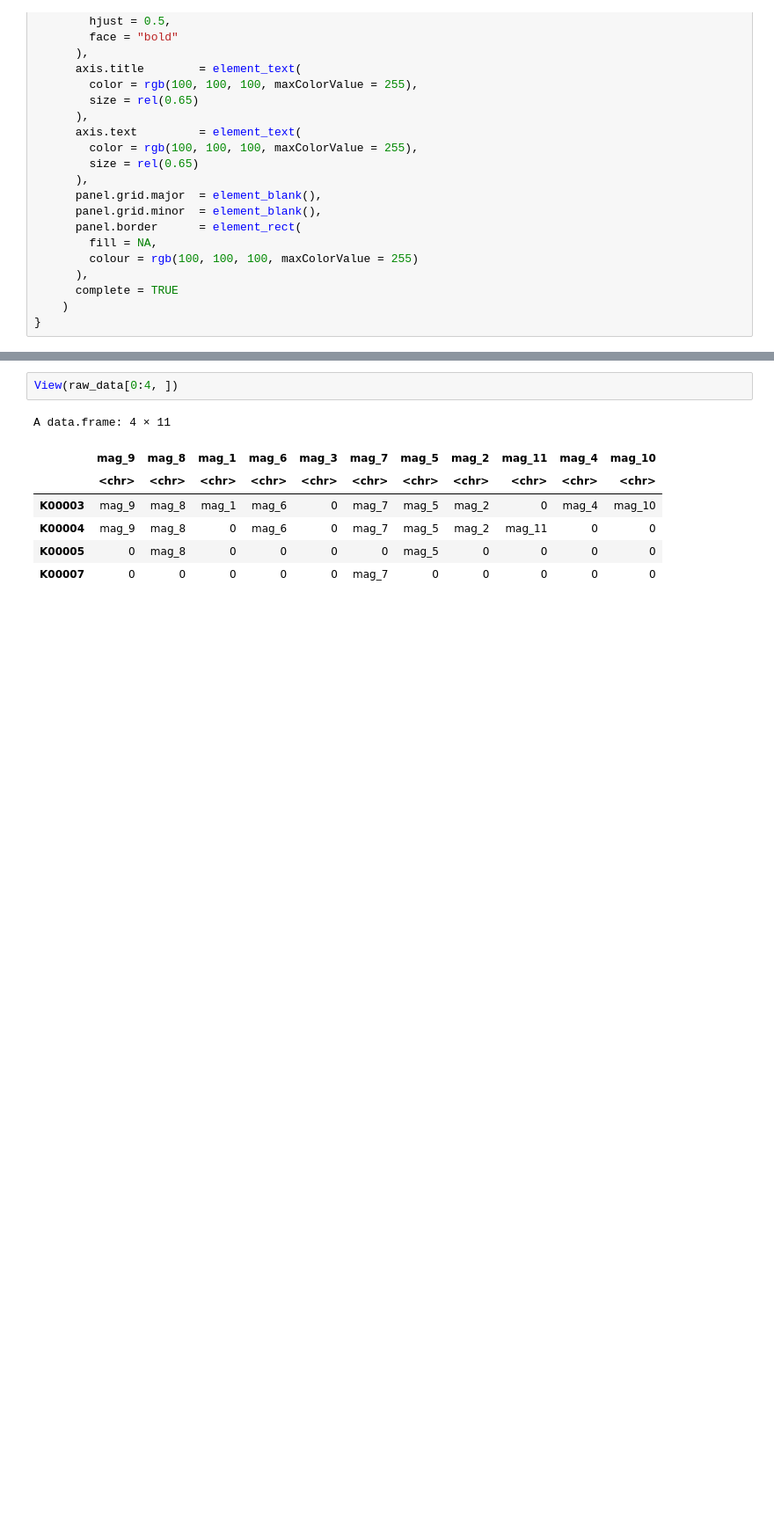
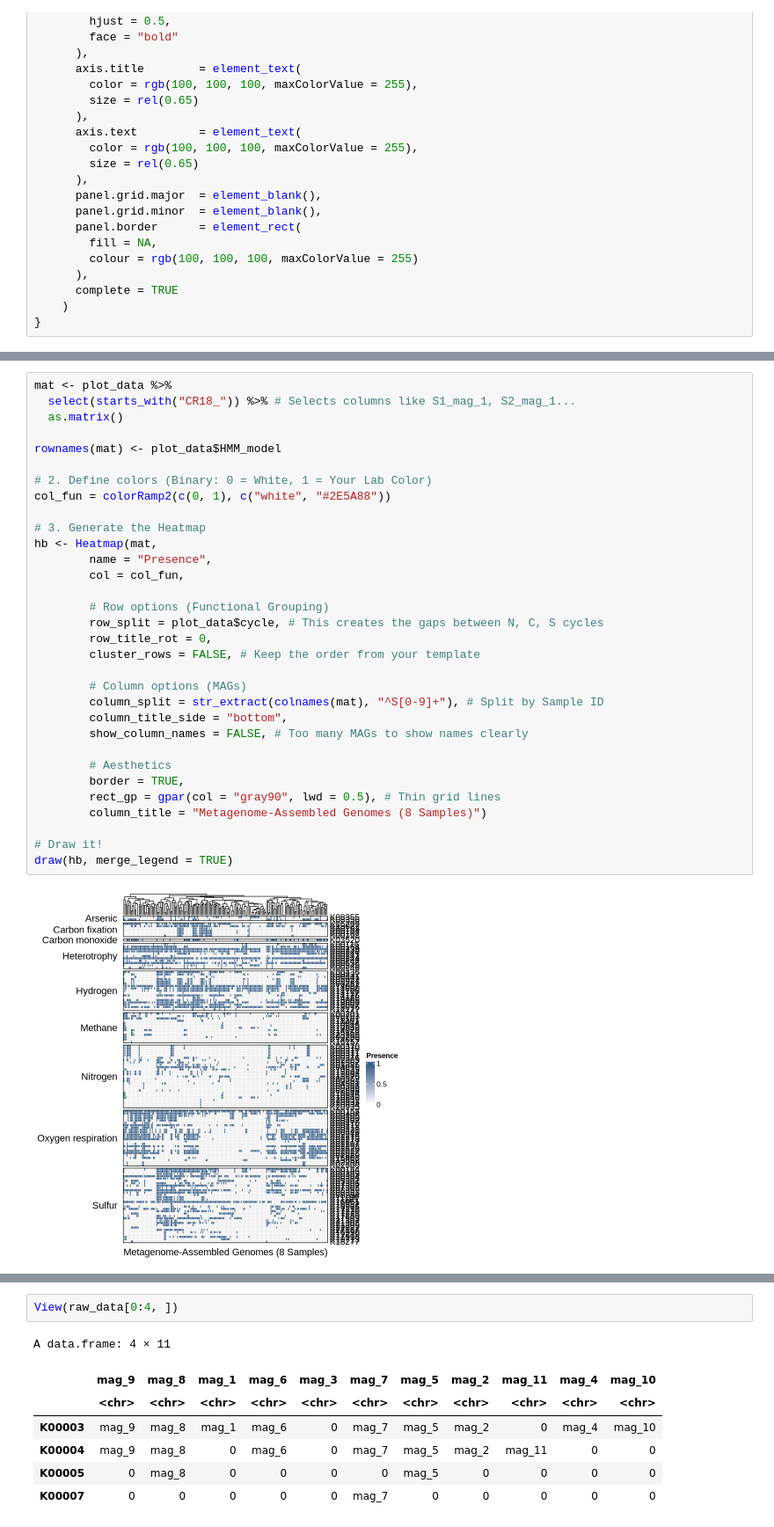
Before and after one commit to EdoT99/geomosaic_cookbook, a Jupyter notebook: notebooks/geomosaic_mags-hmma.ipynb, the cells around one changed output, grey strips where cells are left out. Shown at 88% size. Cells and saved outputs as stored; diff of their text form; blank space fills up the shorter version.

```diff
--- a/notebooks/geomosaic_mags-hmma.ipynb
+++ b/notebooks/geomosaic_mags-hmma.ipynb
@@ -56,0 +239,34 @@ theme_glab <- function(base_size = 11, base_family = "") {
+# %%
+mat <- plot_data %>%
+  select(starts_with("CR18_")) %>% # Selects columns like S1_mag_1, S2_mag_1...
+  as.matrix()
+
+rownames(mat) <- plot_data$HMM_model
+
+# 2. Define colors (Binary: 0 = White, 1 = Your Lab Color)
+col_fun = colorRamp2(c(0, 1), c("white", "#2E5A88"))
+
+# 3. Generate the Heatmap
+hb <- Heatmap(mat,
+        name = "Presence",
+        col = col_fun,
+
+        # Row options (Functional Grouping)
+        row_split = plot_data$cycle, # This creates the gaps between N, C, S cycles
+        row_title_rot = 0,
+        cluster_rows = FALSE, # Keep the order from your template
+
+        # Column options (MAGs)
+        column_split = str_extract(colnames(mat), "^S[0-9]+"), # Split by Sample ID
+        column_title_side = "bottom",
+        show_column_names = FALSE, # Too many MAGs to show names clearly
+
+        # Aesthetics
+        border = TRUE,
+        rect_gp = gpar(col = "gray90", lwd = 0.5), # Thin grid lines
+        column_title = "Metagenome-Assembled Genomes (8 Samples)")
+
+# Draw it!
+draw(hb, merge_legend = TRUE)
+# %% [output]
+[figure, added]
```
Also changed, not shown: parts of 12 cells of this notebook.
